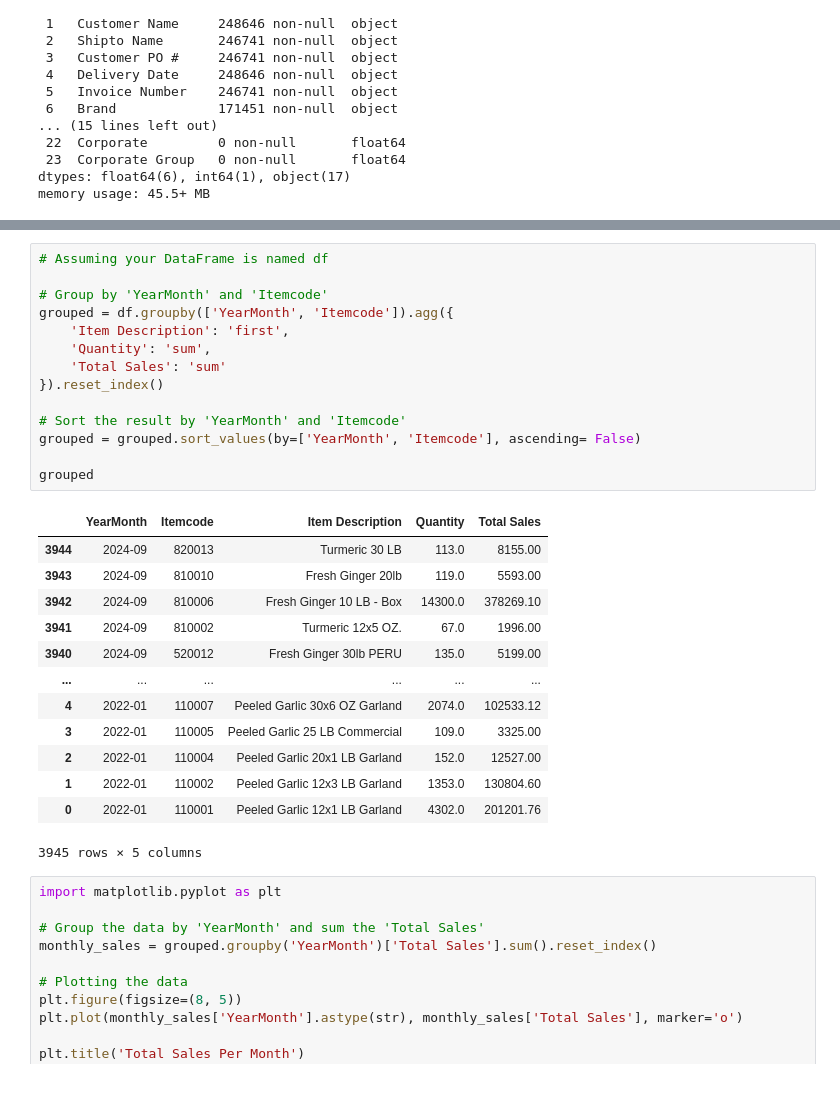
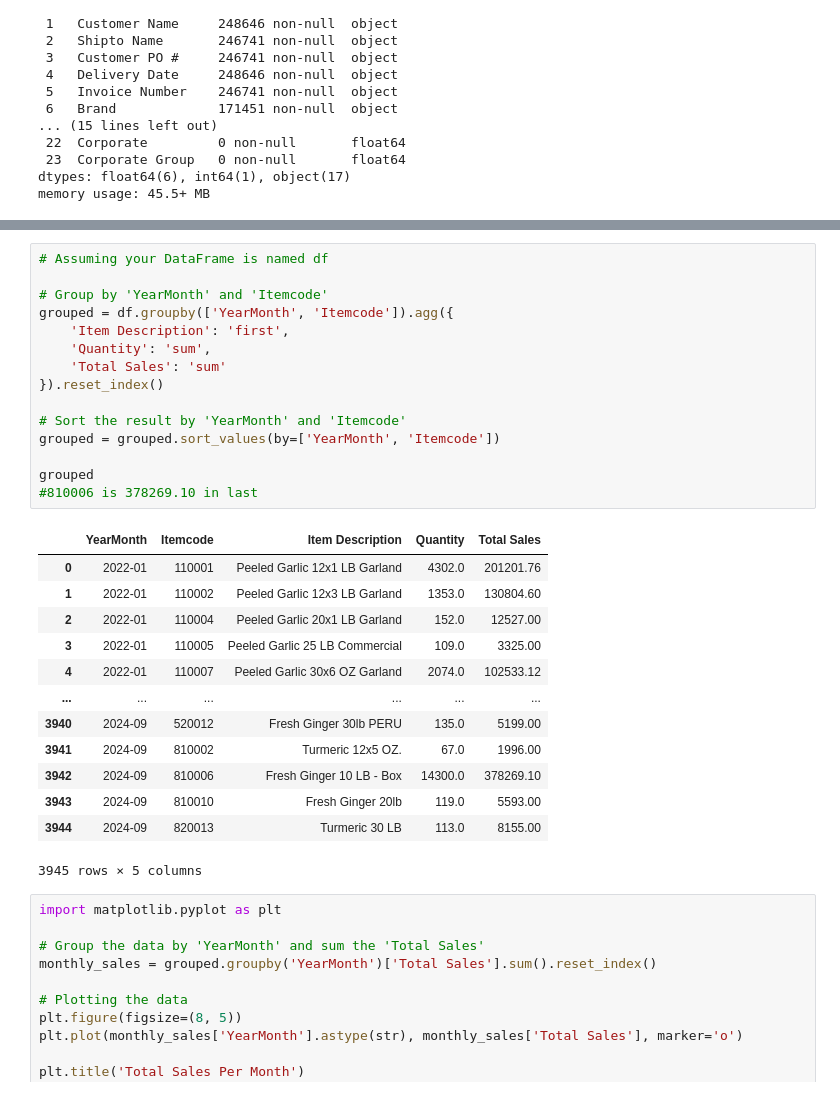
Before and after one commit to Garland-AI/sales-prediction, a Jupyter notebook: notebook/sales_prediction.ipynb, the cells around one changed output, grey strips where cells are left out. Cells and saved outputs as stored; diff of their text form.

```diff
--- a/notebook/sales_prediction.ipynb
+++ b/notebook/sales_prediction.ipynb
@@ -58,30 +63,31 @@ See the caveats in the documentation: https://pandas.pydata.org/pandas-docs/stab
 # %%
 # Assuming your DataFrame is named df
 
 # Group by 'YearMonth' and 'Itemcode'
 grouped = df.groupby(['YearMonth', 'Itemcode']).agg({
     'Item Description': 'first',
     'Quantity': 'sum',
     'Total Sales': 'sum'
 }).reset_index()
 
 # Sort the result by 'YearMonth' and 'Itemcode'
-grouped = grouped.sort_values(by=['YearMonth', 'Itemcode'], ascending= False)
+grouped = grouped.sort_values(by=['YearMonth', 'Itemcode'])
 
 grouped
+#810006 is 378269.10 in last
 # %% [output]
 |  | YearMonth | Itemcode | Item Description | Quantity | Total Sales |
+| 0 | 2022-01 | 110001 | Peeled Garlic 12x1 LB Garland | 4302.0 | 201201.76 |
+| 1 | 2022-01 | 110002 | Peeled Garlic 12x3 LB Garland | 1353.0 | 130804.60 |
+| 2 | 2022-01 | 110004 | Peeled Garlic 20x1 LB Garland | 152.0 | 12527.00 |
+| 3 | 2022-01 | 110005 | Peeled Garlic 25 LB Commercial | 109.0 | 3325.00 |
+| 4 | 2022-01 | 110007 | Peeled Garlic 30x6 OZ Garland | 2074.0 | 102533.12 |
+| ... | ... | ... | ... | ... | ... |
+| 3940 | 2024-09 | 520012 | Fresh Ginger 30lb PERU | 135.0 | 5199.00 |
+| 3941 | 2024-09 | 810002 | Turmeric 12x5 OZ. | 67.0 | 1996.00 |
+| 3942 | 2024-09 | 810006 | Fresh Ginger 10 LB - Box | 14300.0 | 378269.10 |
+| 3943 | 2024-09 | 810010 | Fresh Ginger 20lb | 119.0 | 5593.00 |
 | 3944 | 2024-09 | 820013 | Turmeric 30 LB | 113.0 | 8155.00 |
-| 3943 | 2024-09 | 810010 | Fresh Ginger 20lb | 119.0 | 5593.00 |
-| 3942 | 2024-09 | 810006 | Fresh Ginger 10 LB - Box | 14300.0 | 378269.10 |
-| 3941 | 2024-09 | 810002 | Turmeric 12x5 OZ. | 67.0 | 1996.00 |
-| 3940 | 2024-09 | 520012 | Fresh Ginger 30lb PERU | 135.0 | 5199.00 |
-| ... | ... | ... | ... | ... | ... |
-| 4 | 2022-01 | 110007 | Peeled Garlic 30x6 OZ Garland | 2074.0 | 102533.12 |
-| 3 | 2022-01 | 110005 | Peeled Garlic 25 LB Commercial | 109.0 | 3325.00 |
-| 2 | 2022-01 | 110004 | Peeled Garlic 20x1 LB Garland | 152.0 | 12527.00 |
-| 1 | 2022-01 | 110002 | Peeled Garlic 12x3 LB Garland | 1353.0 | 130804.60 |
-| 0 | 2022-01 | 110001 | Peeled Garlic 12x1 LB Garland | 4302.0 | 201201.76 |
 3945 rows × 5 columns
 # %%
 import matplotlib.pyplot as plt
```
Also changed, not shown: parts of 6 cells of this notebook.
